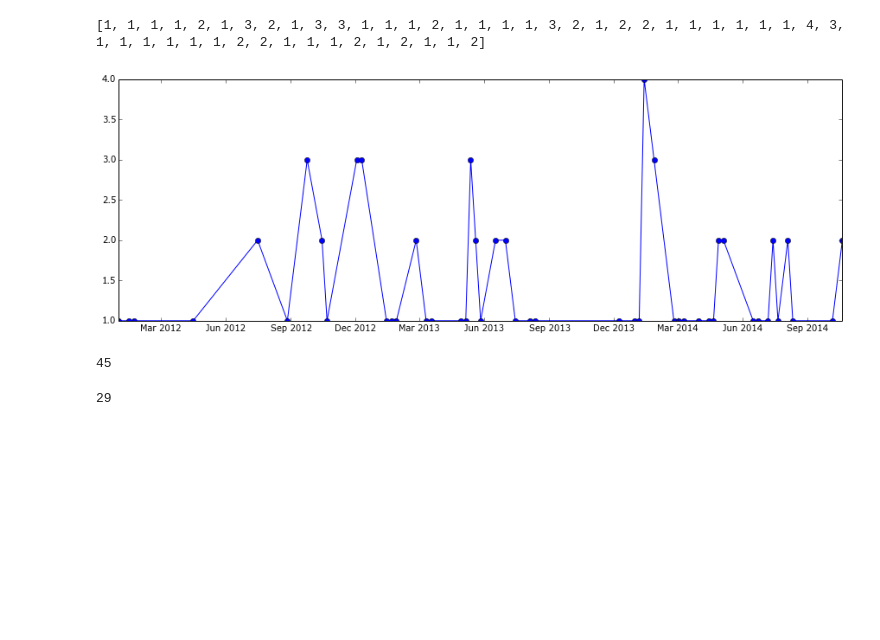
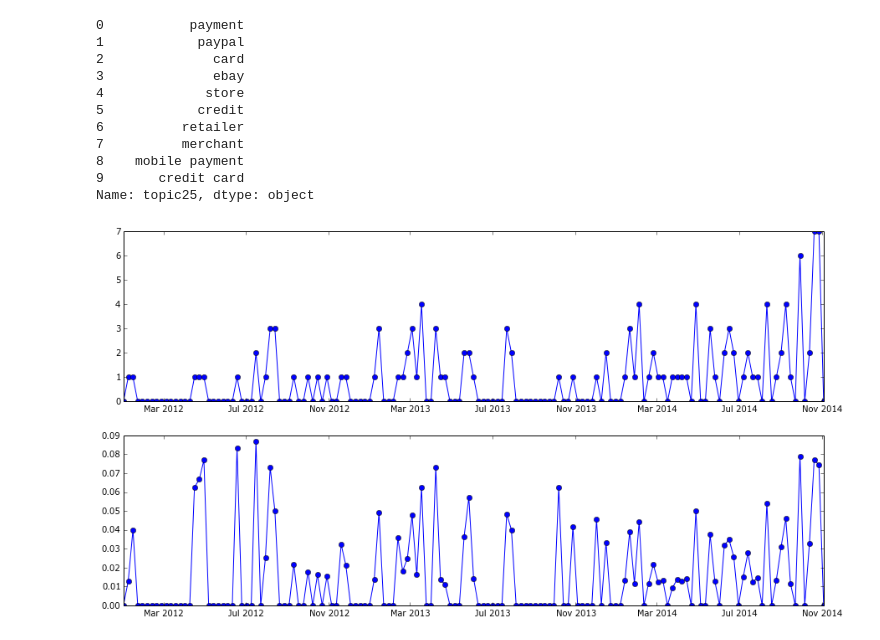
Before and after one commit to iyounus/TechNewsTrends, a Jupyter notebook: analysis.ipynb, the cells around one changed output. Saved outputs shown, nothing was run; the diff lists cells and outputs as text; code cells hidden in the pictures; blank space fills up the shorter version.

```diff
--- a/analysis.ipynb
+++ b/analysis.ipynb
@@ -142,15 +147,0 @@ PlotNarticles('pub_week_date')
-# %%
-topic = 29
-dftopic = df[['pub_week_date','headline']][df['topic_sorted']==topic]
-dg = dftopic.groupby('pub_week_date')
-x = sorted(dg.groups.keys())
-y = [len(dg.groups[i]) for i in x]
-
-print y
-
-d = dg.groups
-plt.figure(figsize=(15,5))
-plt.plot(x,y,'o-');
-# %% [output]
-[1, 1, 1, 1, 2, 1, 3, 2, 1, 3, 3, 1, 1, 1, 2, 1, 1, 1, 1, 3, 2, 1, 2, 2, 1, 1, 1, 1, 1, 1, 4, 3, 1, 1, 1, 1, 1, 1, 2, 2, 1, 1, 1, 2, 1, 2, 1, 1, 2]
-[figure, removed]
@@ -157,10 +197,4 @@ plt.plot(x,y,'o-');
 # %%
-dftopic = df[['pub_year','pub_week_date','headline','topic_sorted']].query('pub_year == 2014')
-dg = dftopic.groupby('pub_week_date')
-len(dg.size().tolist())
+# dftopic = df[['pub_year','pub_week_date','headline','topic_sorted']]#.query('pub_year == 2014')
+# dg = dftopic.groupby('pub_week_date')
+# d = dg.size().to_dict()
-# %% [output]
-45
-# %%
-df['topic_sorted'].max()
-# %% [output]
-29
@@ -166,0 +203,17 @@ df['topic_sorted'].max()
+# %%
+t=25
+x, y1, y2 = draw2(t)
+res['topic%d'%t].head(10)
+# %% [output]
+0           payment
+1            paypal
+2              card
+3              ebay
+4             store
+5            credit
+6          retailer
+7          merchant
+8    mobile payment
+9       credit card
+Name: topic25, dtype: object
+[figure, added]
```
Also changed, not shown: parts of 14 cells of this notebook, 8 other files.
